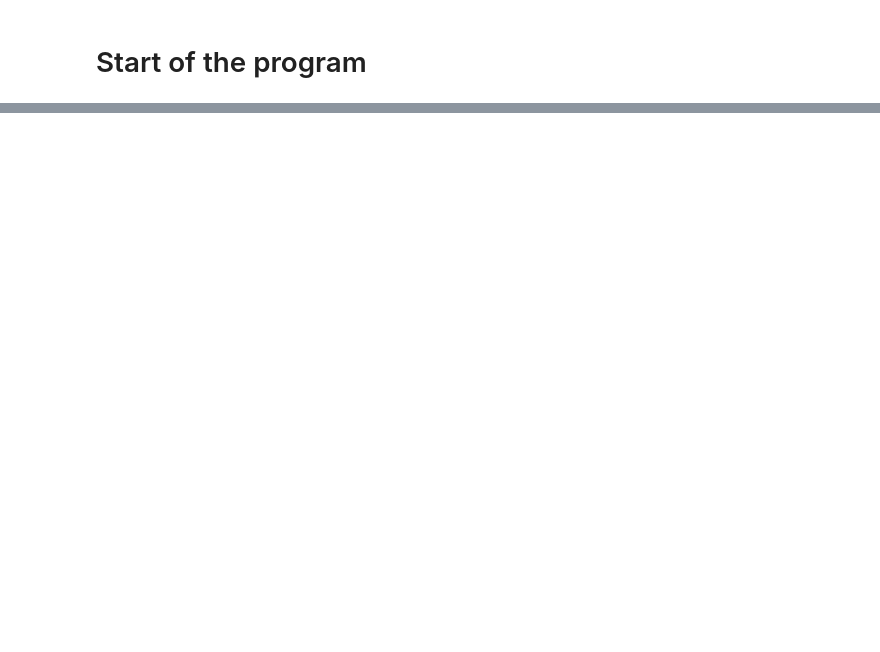
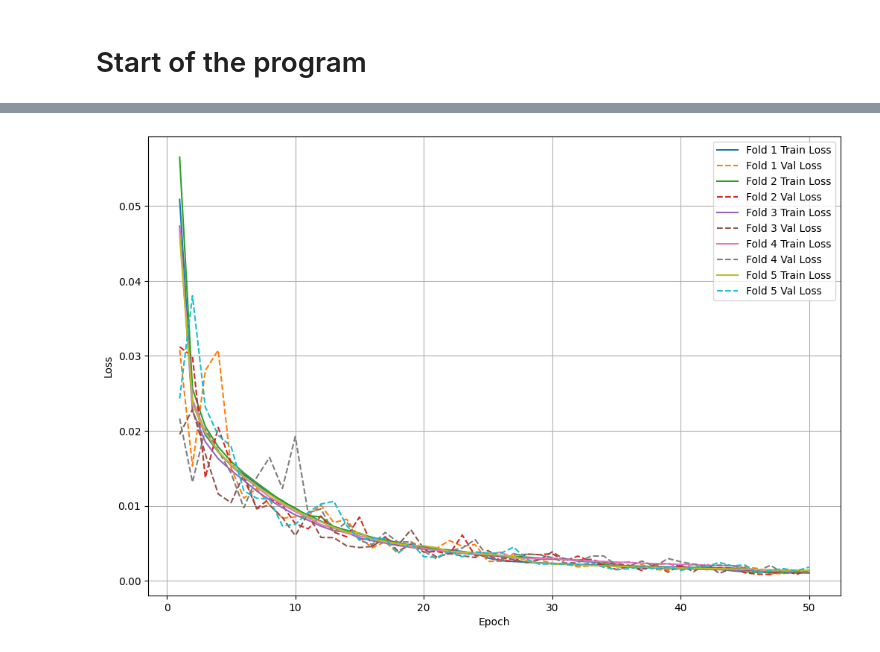
Before and after one commit to peterrhone/dicom_sqlite, a Jupyter notebook: data_prep_and_training_bladder.ipynb, the cells around one changed output, grey strips where cells are left out. Cells and saved outputs as stored; diff of their text form; code cells hidden in the pictures; blank space fills up the shorter version.

```diff
--- a/data_prep_and_training_bladder.ipynb
+++ b/data_prep_and_training_bladder.ipynb
@@ -586,0 +818,13 @@ To Do
+# %%
+# function to train final model
+def train_final_model(train_df, val_df, num_epochs=50, lr=1e-3, device=None):
+    if device is None:
+        device = torch.device('cuda' if torch.cuda.is_available() else 'cpu')
+    train_dataset = ImageDataset(train_df['images'], train_df['masks'])
+    val_dataset = ImageDataset(val_df['images'], val_df['masks'])
+    train_loader = DataLoader(train_dataset, batch_size=8, shuffle=True, pin_memory=True, num_workers=4)
+    val_loader = DataLoader(val_dataset, batch_size=8, shuffle=False, pin_memory=True, num_workers=4)
+    model = UNet(in_channels=1, out_channels=1)
+    model, _, _ = train_model(model, train_loader, val_loader, num_epochs, lr, device)
+    torch.save(model.state_dict(), 'models/model_bladder.pth')
+    return model
@@ -586,0 +880,31 @@ To Do
+# %%
+import matplotlib.pyplot as plt
+import seaborn as sns
+import pandas as pd
+import numpy as np
+
+# Load fold results
+with open('models/fold_results_bladder.pkl', 'rb') as f:
+    fold_results = pickle.load(f)
+# %%
+# Plot Training and Validation Loss Curves
+plt.figure(figsize=(12, 8))
+for fold_result in fold_results:
+    fold = fold_result['fold']
+    train_losses = fold_result['train_losses']
+    val_losses = fold_result['val_losses']
+    epochs = range(1, len(train_losses) + 1)
+    plt.plot(epochs, train_losses, label=f'Fold {fold} Train Loss')
+    plt.plot(epochs, val_losses, '--', label=f'Fold {fold} Val Loss')
+plt.xlabel('Epoch')
+plt.ylabel('Loss')
+# plt.title('Bladder: Training and Validation Loss Across Folds')
+plt.legend()
+plt.grid(True)
+
+# Save to subfolder
+plt.savefig('images/bladder/loss_curves.png', bbox_inches='tight')
+# Display inline
+plt.show()
+# %% [output]
+[figure, added]
```
Also changed, not shown: parts of 73 cells of this notebook, 13 other files.
